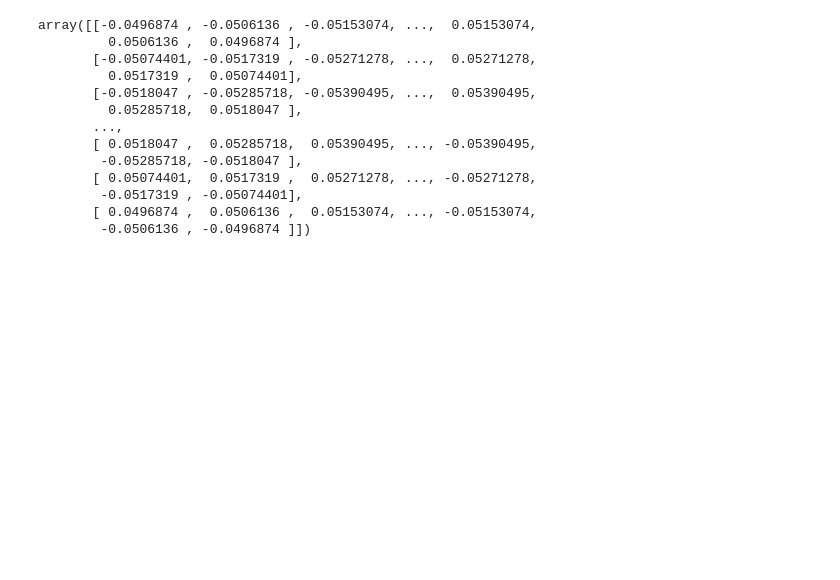
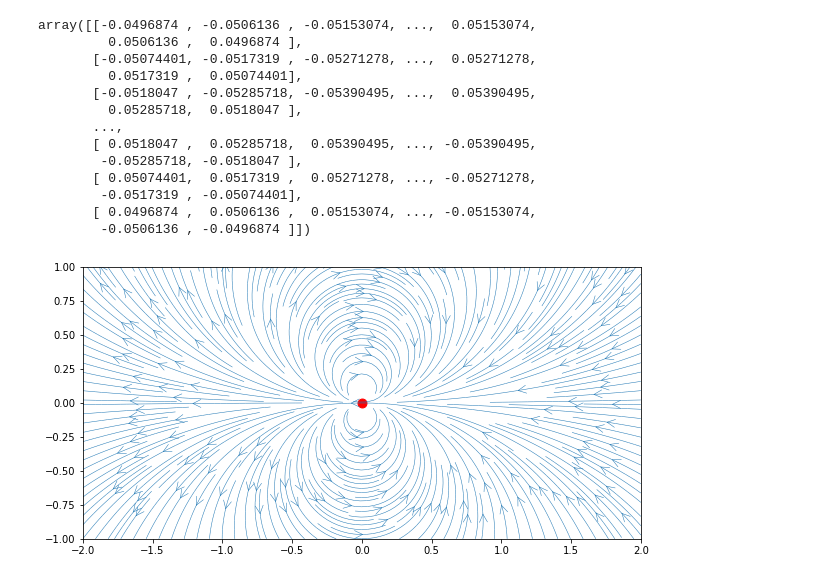
Before and after one commit to djpalumbo18/mae6226, a Jupyter notebook: Class_Source_Sink_exercise.ipynb, the cells around one changed output. Saved outputs shown, nothing was run; the diff lists cells and outputs as text; code cells hidden in the pictures; blank space fills up the shorter version.

Commit message:
add info on doublets

```diff
--- a/Class_Source_Sink_exercise.ipynb
+++ b/Class_Source_Sink_exercise.ipynb
@@ -322,0 +355,18 @@ array([[-0.0496874 , -0.0506136 , -0.05153074, ...,  0.05153074,
+# %%
+
+u_doublet, v_doublet = get_velocity_doublet(kappa, x_doublet, y_doublet, X, Y)
+
+
+psi_doublet = get_stream_function_doublet(kappa, x_doublet, y_doublet, X, Y)
+# %%
+width =10
+height = (y_end - y_start)/(x_end - x_start)*width
+plt.figure(figsize=(width, height))
+
+plt.xlim(x_start, x_end)
+plt.ylim(y_start, y_end)
+plt.streamplot(X, Y, u_doublet, v_doublet,
+                  density=3, linewidth=0.5, arrowsize=2, arrowstyle='->')
+plt.scatter(x_doublet, y_doublet, color='red', s=80, marker='o');
+# %% [output]
+[figure, added]
```
Also changed, not shown: parts of 8 cells of this notebook.
